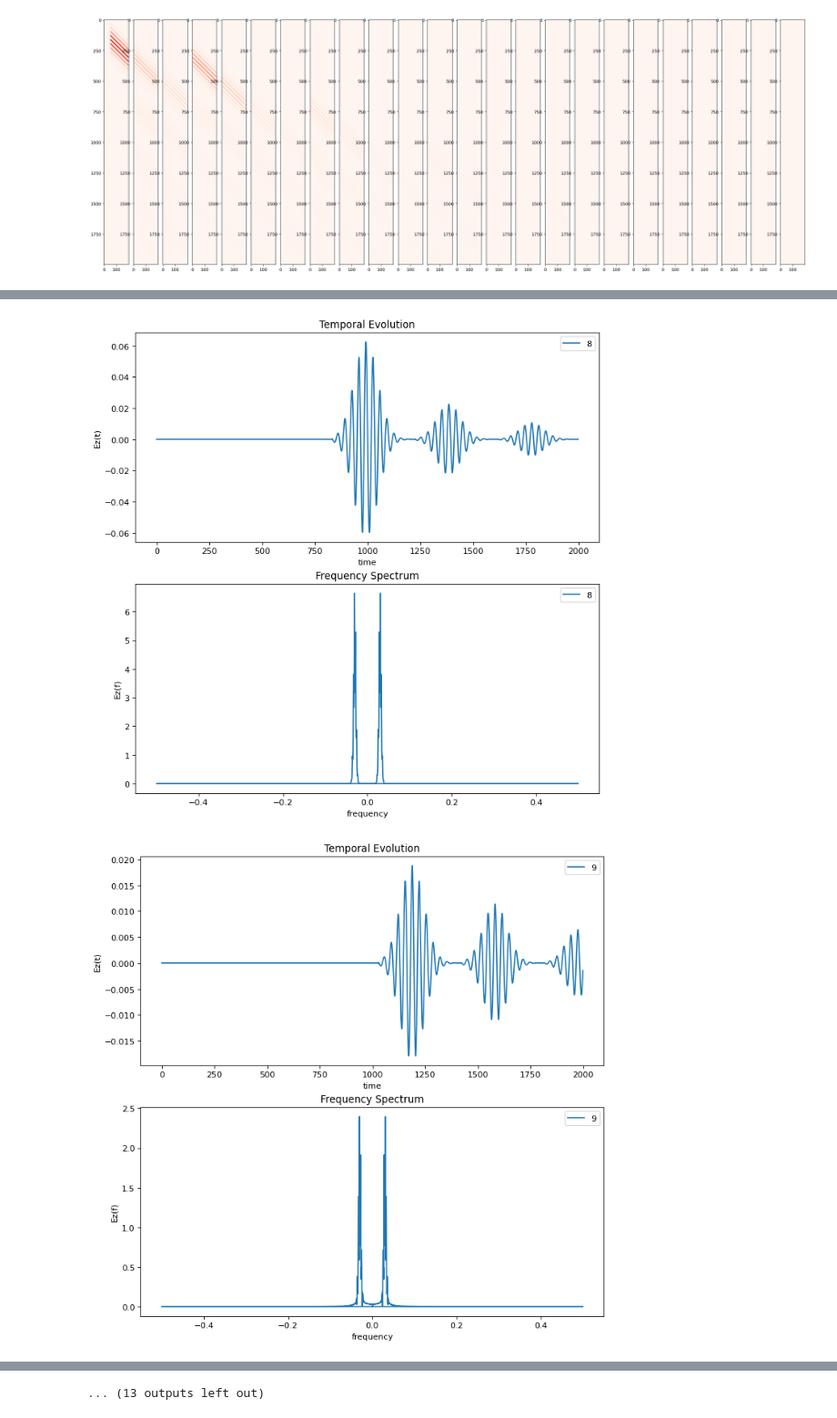
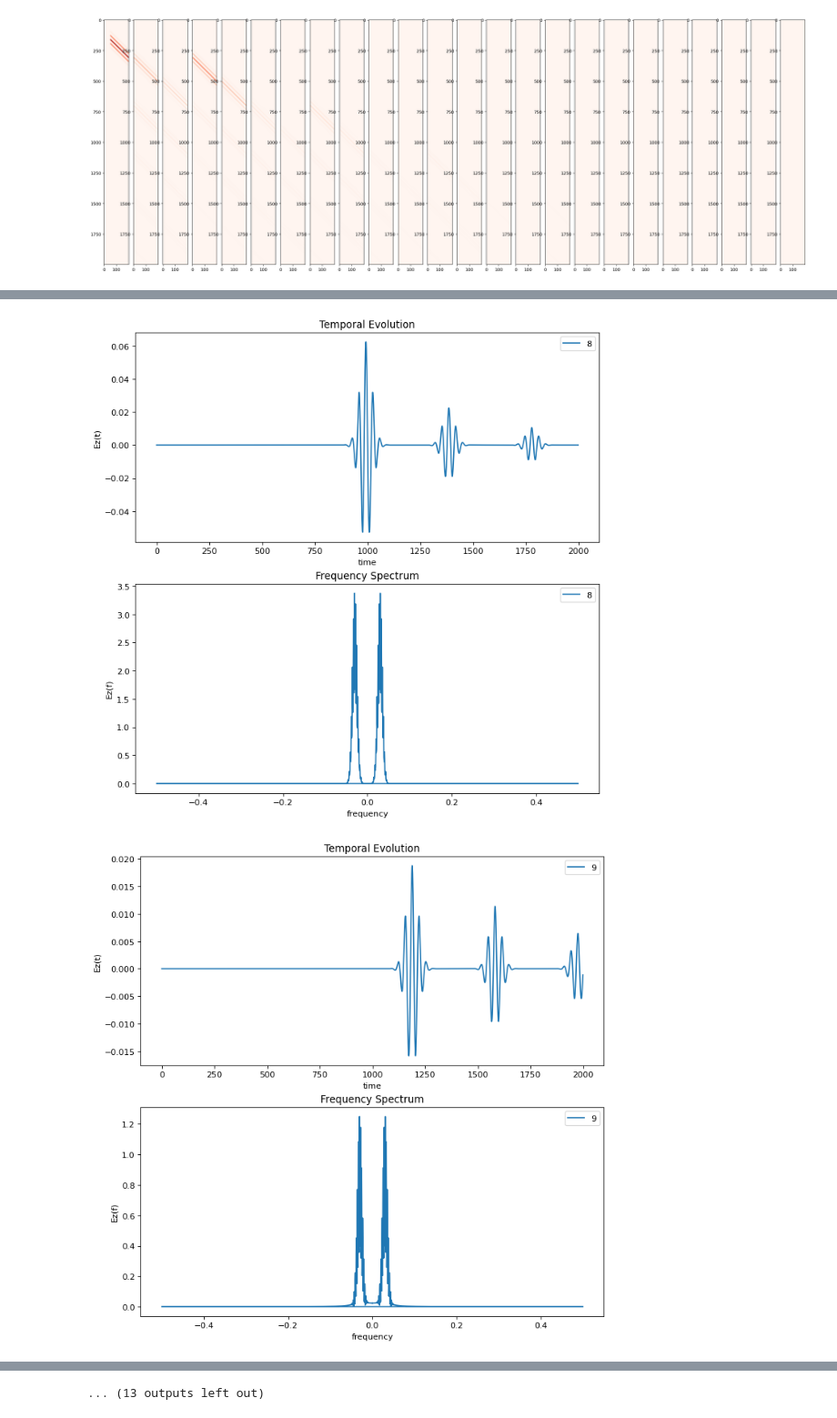
Before and after one commit to Mitalikapoor15/Project, a Jupyter notebook: python_fdtd/fdtd_build_10ring.ipynb, the cells around one changed output, grey strips where cells are left out. Shown at 91% size. Drawn from its saved outputs; the diff is of its cells as text; code cells hidden in the pictures.

```diff
--- a/python_fdtd/fdtd_build_10ring.ipynb
+++ b/python_fdtd/fdtd_build_10ring.ipynb
@@ -100,7 +100,7 @@ def cosMod(qTime):
     A = 1
     f0 = 300e12
     t0 = 4 * dt * maxTime / 50  # Center time
-    tau = 2 * dt * maxTime / 50 # Width
+    tau = 2 * dt * maxTime / 100 # Width
     source = A * np.cos(2 * np.pi * f0 * (t - t0)) * np.exp(-((t - t0)**2) / (tau**2))
     return source
 # %%
@@ -229,8 +229,8 @@ for ii in range(N_seg):
     filename = f"ez_tab_{ii:04d}.csv"
     df = pd.read_csv(filename)
     # print(df.shape)
-    Ez[:,ii] = df.iloc[:,100]
-    Ez[:,ii] -= np.mean(Ez[:,ii])
+    Ez[:,ii] = df.iloc[:,100]      #all time stamps of the 100th spatial index
+    # Ez[:,ii] -= np.mean(Ez[:,ii])
 
     yf[:,ii] = abs(fft(Ez[:,ii]))
 
@@ -266,2 +266,2 @@ range(0, 200)
-[figure, old version]
+[figure, new version]
-[figure, old version]
+[figure, new version]
```
Also changed, not shown: parts of 2 cells of this notebook, 21 other files.
